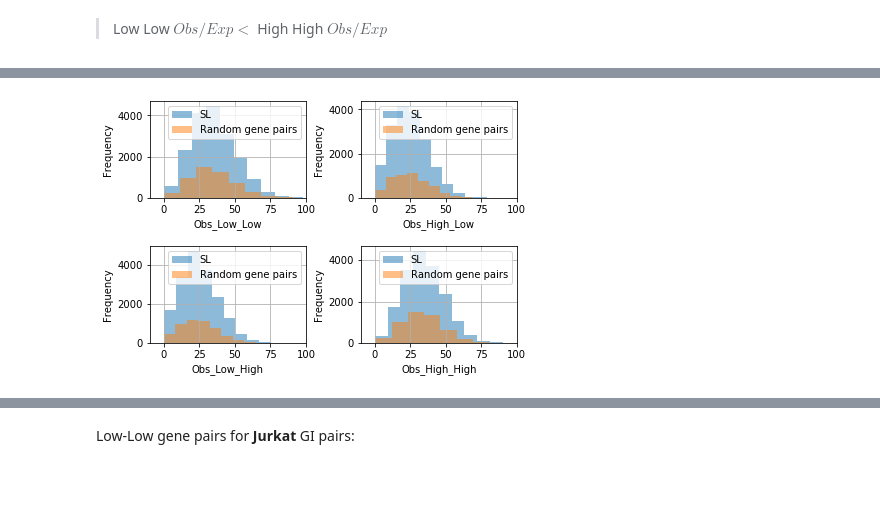
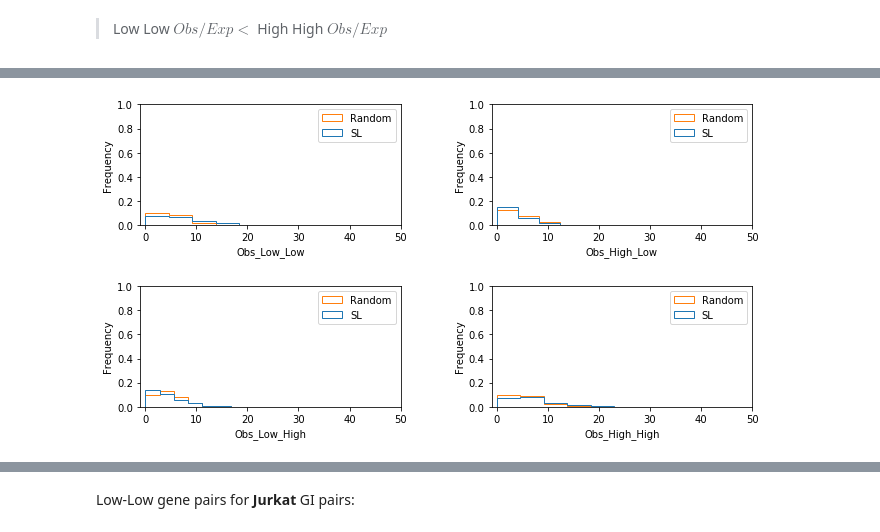
Before and after one commit to goodarzilab/Abe, a Jupyter notebook: Projects/Patient_GI/notebook.ipynb, the cells around one changed output, grey strips where cells are left out. Cells and saved outputs as stored; diff of their text form; code cells hidden in the pictures; blank space fills up the shorter version.

```diff
--- a/Projects/Patient_GI/notebook.ipynb
+++ b/Projects/Patient_GI/notebook.ipynb
@@ -60,8 +59,8 @@ def make_study_dataset(filepath, get_RNASeq = False):
         genes = [d[0] for d in lines[1:]]
         RNA_seq = [np.array(d[2:], dtype = float) for d in lines[1:]]
 
-        Q1 = [np.quantile(p, 0.25) for p in RNA_seq]       # Low expression threshold
-        Q3 = [np.quantile(p, 0.75) for p in RNA_seq]       # High expression threshold
+        Q1 = [np.quantile(p, 0.1) for p in RNA_seq]       # Low expression threshold
+        Q3 = [np.quantile(p, 0.9) for p in RNA_seq]       # High expression threshold
 
     data = pd.DataFrame(data = [i + j for i,j in zip([-1*(p <= q1) for p,q1 in zip(RNA_seq, Q1)],
                                                      [ 1*(p >= q3) for p,q3 in zip(RNA_seq, Q3)])],
@@ -207,3 +128,21 @@ def stat_test_plot(test,random_test):
+# %%
+def stat_test_plot(test_res, random_test_res, x_max = 100, y_max = 4000):
+    plt.figure(figsize=(10,5))
+    for i, Obs in enumerate(['Obs_Low_Low', 'Obs_High_Low', 'Obs_Low_High', 'Obs_High_High']):
+        plt.subplot(221 + i)
+        plt.hist([
+            np.array(test_res[Obs], dtype = int),
+            np.array(random_test_res[Obs], dtype = int),],
+            label=['SL','Random'], histtype=u'step',  density = True)
+        plt.legend(loc='upper right')
+        plt.xlabel(Obs)
+        plt.ylabel('Frequency')
+        plt.xlim(-1, x_max)
+        plt.ylim(0, y_max)
+
+    plt.subplots_adjust(top=0.92, bottom=0.08, left=0.10, right=0.95, hspace=0.5,wspace=0.35)
+
+    plt.show()
 # %% [markdown]
 ## Survival analysis
 Read combined study clinical data (downloaded from cBioPortal):
@@ -257,7 +196,8 @@ groups: PUBLIC
 # %% [markdown]
 Low-Low gene pairs for **K562** GI pairs:
 # %%
-test = SL_stat_test('cBioPortal/aml_ohsu_2018/data_RNA_Seq_mRNA_median_Zscores.txt', cell_line = 'K562')
+test_res, random_test_res = SL_stat_test(
+    'cBioPortal/aml_ohsu_2018/data_RNA_Seq_mRNA_median_Zscores.txt', cell_line = 'K562')
 # %% [output]
 K562: 18.08%    18188 SLs from 100576 unique gene pairs
 Jurkat: 13.19%  9954 SLs from 75466 unique gene pairs
@@ -319,4 +208,4 @@ r_test[
-# %%
-stat_test_plot(test,r_test)
-# %% [output]
-[figure, removed]
+# %%
+stat_test_plot(test_res, random_test_res, x_max = 50, y_max = 1)
+# %% [output]
+[figure, added]
```
Also changed, not shown: parts of 26 cells of this notebook.
